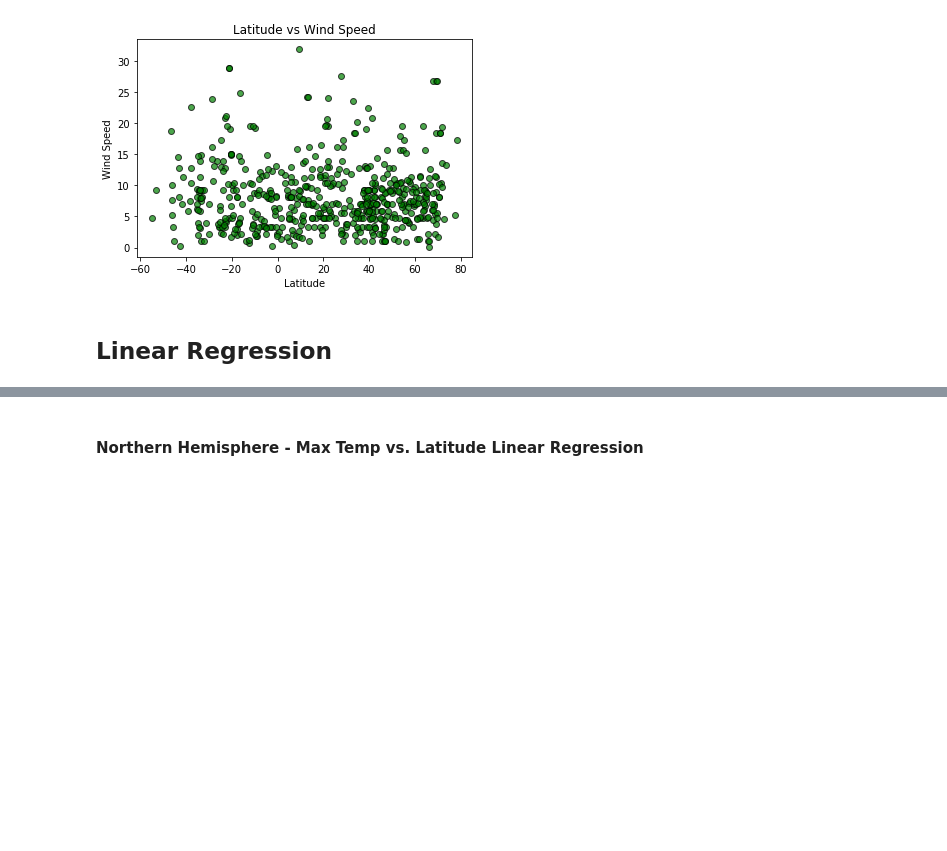
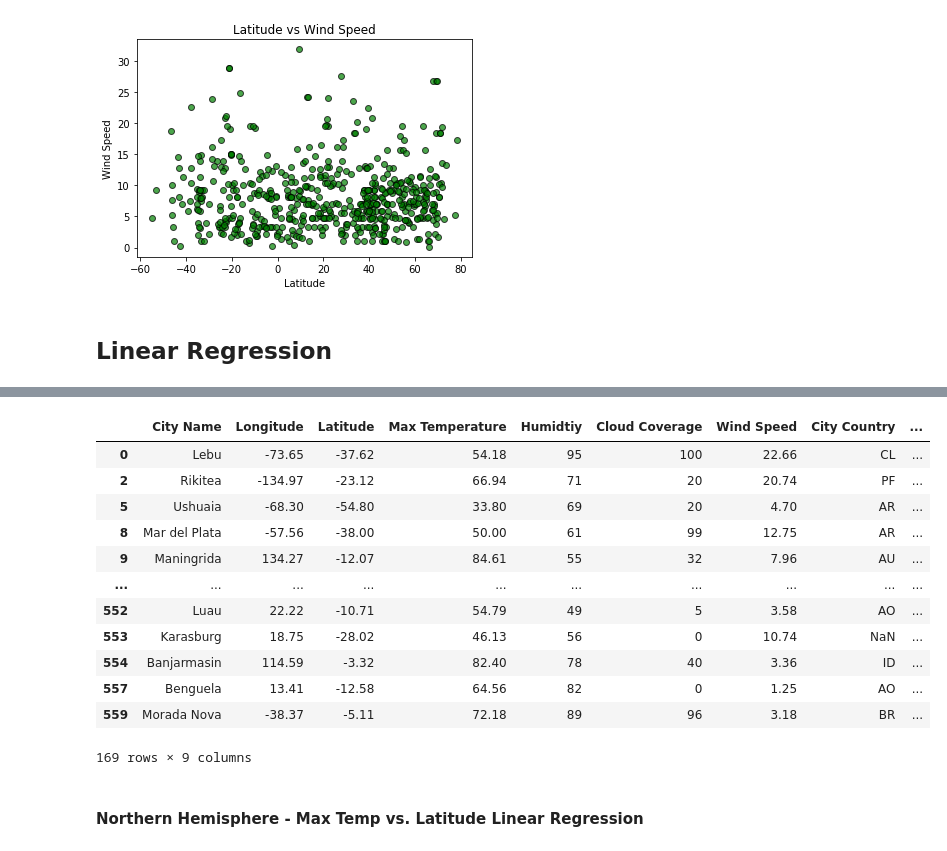
Before and after one commit to bourbonracer/Python-API-Challenge, a Jupyter notebook: starter_code/NewWeatherPy.ipynb, the cells around one changed output, grey strips where cells are left out. Drawn from its saved outputs; the diff is of its cells as text; code cells hidden in the pictures; blank space fills up the shorter version.

```diff
--- a/starter_code/NewWeatherPy.ipynb
+++ b/starter_code/NewWeatherPy.ipynb
@@ -241,3 +259,20 @@ plt.show()
+# %%
+southern = city_sum_csv.loc[city_sum_csv['Latitude']<0]
+southern
+# %% [output]
+|  | City Name | Longitude | Latitude | Max Temperature | Humidtiy | Cloud Coverage | Wind Speed | City Country | ... |
+| 0 | Lebu | -73.65 | -37.62 | 54.18 | 95 | 100 | 22.66 | CL | ... |
+| 2 | Rikitea | -134.97 | -23.12 | 66.94 | 71 | 20 | 20.74 | PF | ... |
+| 5 | Ushuaia | -68.30 | -54.80 | 33.80 | 69 | 20 | 4.70 | AR | ... |
+| 8 | Mar del Plata | -57.56 | -38.00 | 50.00 | 61 | 99 | 12.75 | AR | ... |
+| 9 | Maningrida | 134.27 | -12.07 | 84.61 | 55 | 32 | 7.96 | AU | ... |
+| ... | ... | ... | ... | ... | ... | ... | ... | ... | ... |
+| 552 | Luau | 22.22 | -10.71 | 54.79 | 49 | 5 | 3.58 | AO | ... |
+| 553 | Karasburg | 18.75 | -28.02 | 46.13 | 56 | 0 | 10.74 | NaN | ... |
+| 554 | Banjarmasin | 114.59 | -3.32 | 82.40 | 78 | 40 | 3.36 | ID | ... |
+| 557 | Benguela | 13.41 | -12.58 | 64.56 | 82 | 0 | 1.25 | AO | ... |
+| 559 | Morada Nova | -38.37 | -5.11 | 72.18 | 89 | 96 | 3.18 | BR | ... |
+169 rows × 9 columns
 # %% [markdown]
 ####  Northern Hemisphere - Max Temp vs. Latitude Linear Regression
 # %% [markdown]
```
Also changed, not shown: parts of 2 cells of this notebook.
